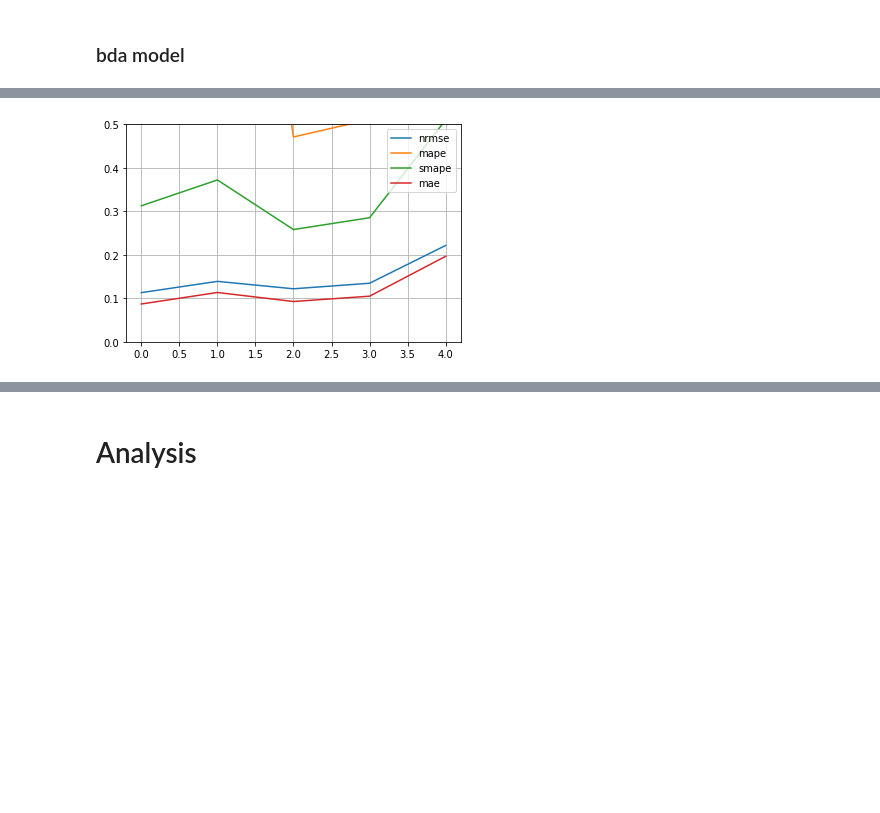
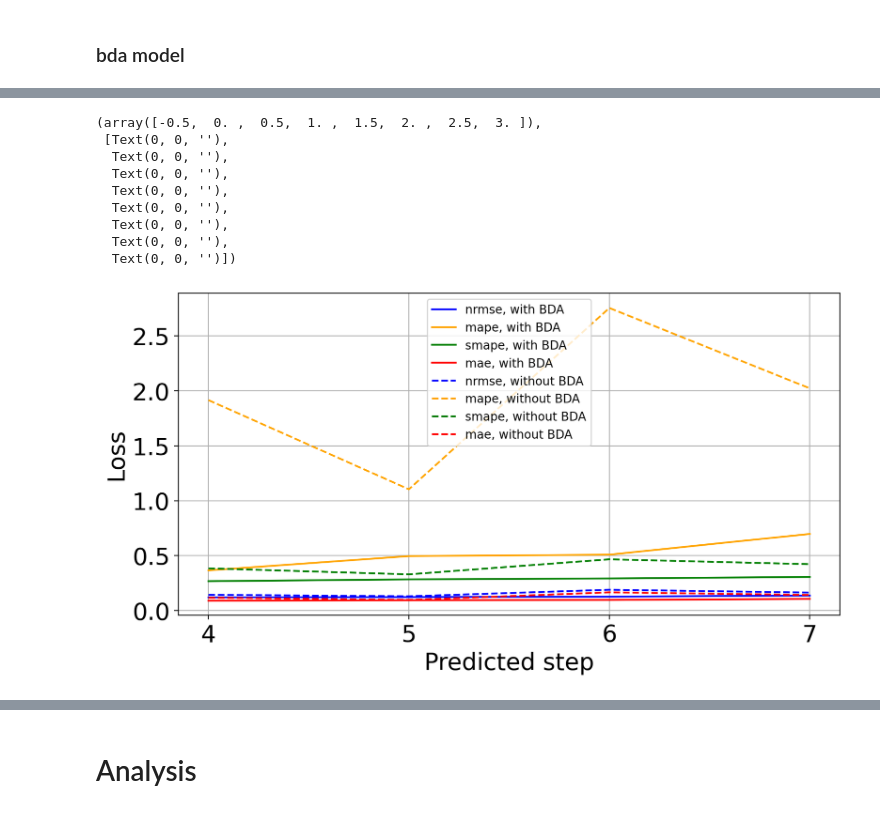
Before and after one commit to khzhang2/BDA_traffic, a Jupyter notebook: sensitivity analysis.ipynb, the cells around one changed output, grey strips where cells are left out. Drawn from its saved outputs; the diff is of its cells as text; code cells hidden in the pictures; blank space fills up the shorter version.

```diff
--- a/sensitivity analysis.ipynb
+++ b/sensitivity analysis.ipynb
@@ -53,7 +53,7 @@ data_det
 def plot_pre(t_pre):
     data_det_pre = data_det.loc[data_det['t_pre']==t_pre]
 
-    s_a = pd.DataFrame([], columns=['mu', 'nrmse', 'mape', 'smape', 'mae'])
+    s_a = pd.DataFrame([], columns=['mu', 't_pre', 'nrmse', 'mape', 'smape', 'mae'])
 
     for i in range(len(data_det_pre)):
         folder_name = 'run' + str(data_det_pre.iloc[i, 0])
@@ -66,11 +66,7 @@ def plot_pre(t_pre):
         smape = bda_utils.smape_loss_func(pred_bda, g_t_bda, 0)
         mae = bda_utils.mae_loss_func(pred_bda, g_t_bda, 0)
 
-        s_a.loc[i, :] = np.array([mu, nrmse, mape, smape, mae])
+        s_a.loc[i, :] = np.array([mu, t_pre, nrmse, mape, smape, mae])
 
-    s_a[['nrmse', 'mape', 'smape', 'mae']].plot()
+#     s_a[['nrmse', 'mape', 'smape', 'mae']].plot()
+    return s_a
-# %%
-for t_pre in range(3, 8):
-    plt.figure()
-    plot_pre(t_pre)
-    plt.grid()
@@ -87,0 +73,7 @@ for t_pre in range(3, 8):
+# %%
+min_loss_df = pd.DataFrame([], columns=['nrmse', 'mape', 'smape', 'mae'])
+
+for t_pre in range(3, 8):
+    s_a_pre = plot_pre(t_pre)
+    loss_min = np.min(s_a_pre.to_numpy(), axis=0)[2:]
+    min_loss_df.loc[t_pre-3, :] = loss_min
@@ -156,22 +130,31 @@ data_base_det = config_df_base.loc[config_df_base['detector']==det]
-# %%
-
-s_a_l_base = pd.DataFrame([], columns=['t_pre', 'nrmse', 'mape', 'smape', 'mae'])
-
-for i in range(len(data_base_det)):
-    folder_name = 'run' + str(data_base_det.iloc[i, 0])
-    t_pre = data_base_det.iloc[i, 2]
-
-    g_t_base = pd.read_csv('./runs_base/'+folder_name+'/base_regression_g_t.csv', header=None).to_numpy()
-    pred_base = pd.read_csv('./runs_base/'+folder_name+'/base_regression_pred_result.csv', header=None).to_numpy()
-    nrmse = bda_utils.nrmse_loss_func(pred_base, g_t_base, 0)
-    mape = bda_utils.mape_loss_func(pred_base, g_t_base, 0)
-    smape = bda_utils.smape_loss_func(pred_base, g_t_base, 0)
-    mae = bda_utils.mae_loss_func(pred_base, g_t_base, 0)
-
-    s_a_l_base.loc[i, :] = np.array([t_pre, nrmse, mape, smape, mae])
-
-s_a_l_base[['nrmse', 'mape', 'smape', 'mae']].plot()
-plt.ylim(0, 0.5)
-plt.grid()
-# %% [output]
-[figure, removed]
+# %%
+fig = plt.figure(figsize=[10,5], dpi=200)
+ax = fig.add_subplot(111)
+xtick = [4,5,6,7]
+ax.plot(xtick, min_loss_df['nrmse'][1:], 'b', label='nrmse, with BDA')
+ax.plot(xtick, min_loss_df['mape'][1:], 'orange', label='mape, with BDA')
+ax.plot(xtick, min_loss_df['smape'][1:], 'g', label='smape, with BDA')
+ax.plot(xtick, min_loss_df['mae'][1:], 'r', label='mae, with BDA')
+
+ax.plot(xtick, s_a_l_base['nrmse'][1:], 'b--', label='nrmse, without BDA')
+ax.plot(xtick, s_a_l_base['mape'][1:], '--', color='orange', label='mape, without BDA')
+ax.plot(xtick, s_a_l_base['smape'][1:], 'g--', label='smape, without BDA')
+ax.plot(xtick, s_a_l_base['mae'][1:], 'r--', label='mae, without BDA')
+ax.legend(loc=0)
+ax.grid()
+ax.set_xlabel('Predicted step', fontsize=20)
+ax.set_ylabel('Loss', fontsize=20)
+ax.set_xticks(xtick)
+plt.xticks(fontsize=20)
+plt.yticks(fontsize=20)
+# %% [output]
+(array([-0.5,  0. ,  0.5,  1. ,  1.5,  2. ,  2.5,  3. ]),
+ [Text(0, 0, ''),
+  Text(0, 0, ''),
+  Text(0, 0, ''),
+  Text(0, 0, ''),
+  Text(0, 0, ''),
+  Text(0, 0, ''),
+  Text(0, 0, ''),
+  Text(0, 0, '')])
+[figure, added]
```
Also changed, not shown: parts of 10 cells of this notebook.
